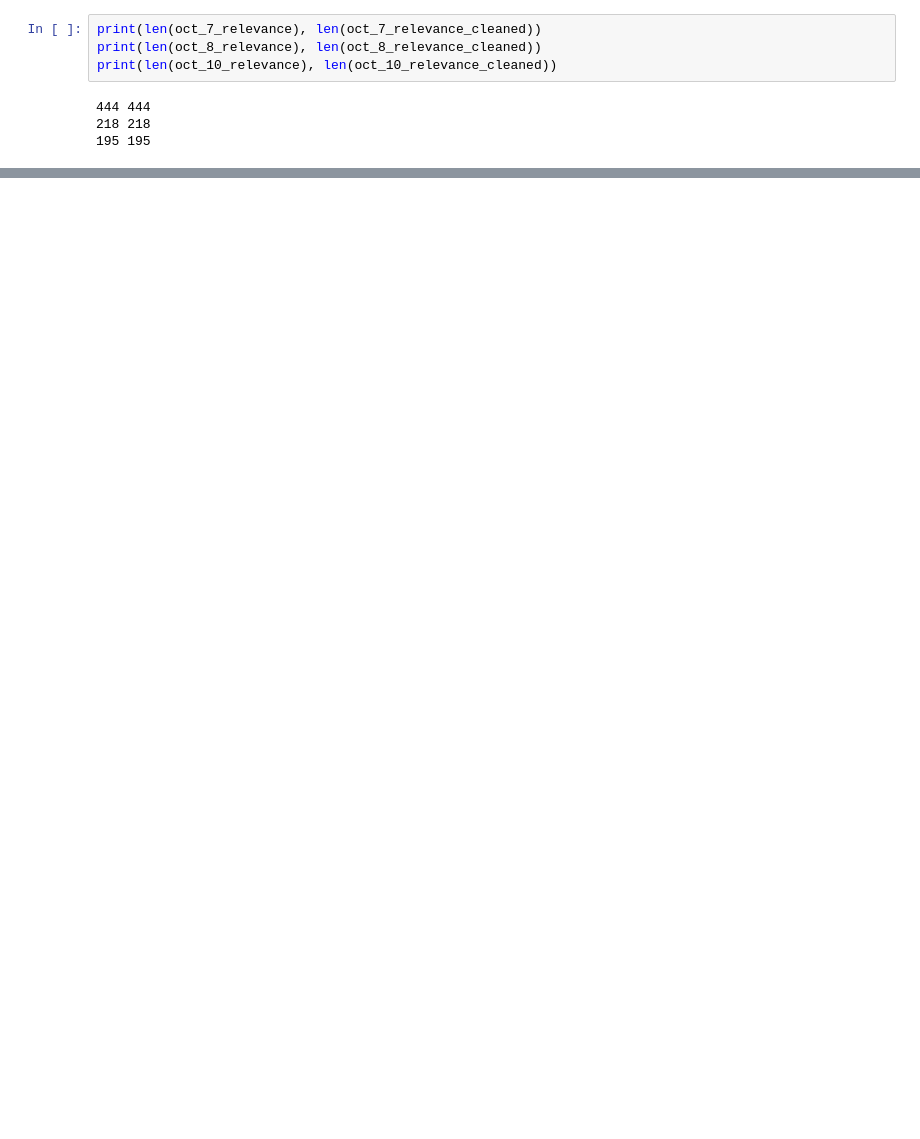
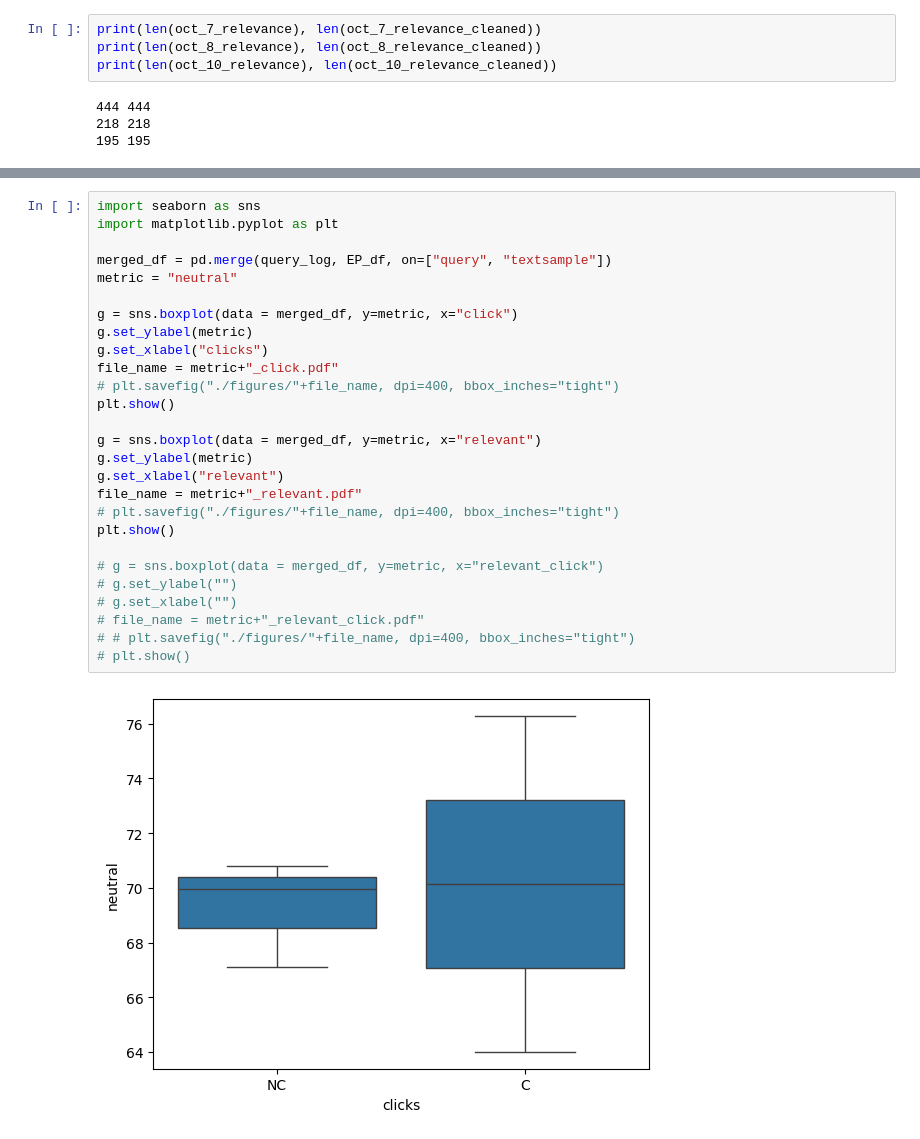
Before and after one commit to SOLandChildren/IR4Good2026, a Jupyter notebook: data_preprocessing.ipynb, the cells around one changed output, grey strips where cells are left out. Drawn from its saved outputs; the diff is of its cells as text; blank space fills up the shorter version.

```diff
--- a/data_preprocessing.ipynb
+++ b/data_preprocessing.ipynb
@@ -720,0 +966,29 @@ https://www.105.net/gallery/tutto-news/249890/10-consigli-per-mantenere-le-spiag
+# %%
+import seaborn as sns
+import matplotlib.pyplot as plt
+
+merged_df = pd.merge(query_log, EP_df, on=["query", "textsample"])
+metric = "neutral"
+
+g = sns.boxplot(data = merged_df, y=metric, x="click")
+g.set_ylabel(metric)
+g.set_xlabel("clicks")
+file_name = metric+"_click.pdf"
+# plt.savefig("./figures/"+file_name, dpi=400, bbox_inches="tight")
+plt.show()
+
+g = sns.boxplot(data = merged_df, y=metric, x="relevant")
+g.set_ylabel(metric)
+g.set_xlabel("relevant")
+file_name = metric+"_relevant.pdf"
+# plt.savefig("./figures/"+file_name, dpi=400, bbox_inches="tight")
+plt.show()
+
+# g = sns.boxplot(data = merged_df, y=metric, x="relevant_click")
+# g.set_ylabel("")
+# g.set_xlabel("")
+# file_name = metric+"_relevant_click.pdf"
+# # plt.savefig("./figures/"+file_name, dpi=400, bbox_inches="tight")
+# plt.show()
+# %% [output]
+[figure, added]
```
Also changed, not shown: parts of 65 cells of this notebook, 40 other files.
